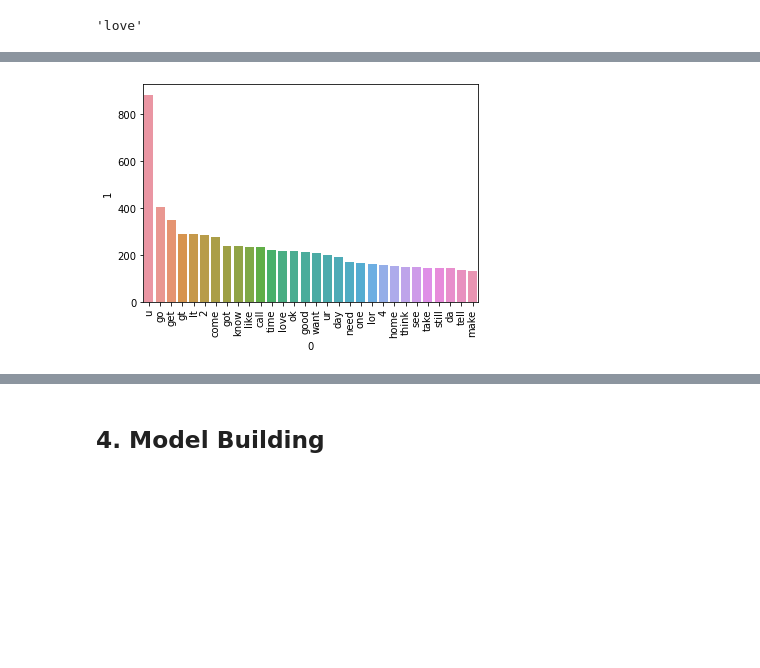
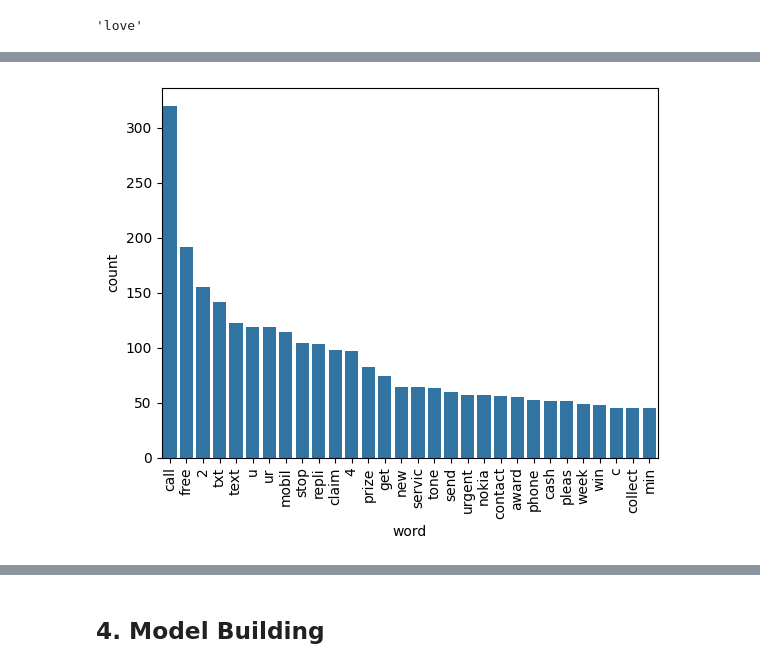
Before and after one commit to srijan008/SMS-MAIL-CLASSIFIER, a Jupyter notebook: sms-spam-detection.ipynb, the cells around one changed output, grey strips where cells are left out. Cells and saved outputs as stored; diff of their text form; code cells hidden in the pictures; blank space fills up the shorter version.

```diff
--- a/sms-spam-detection.ipynb
+++ b/sms-spam-detection.ipynb
@@ -363,10 +374,14 @@ len(ham_corpus)
 # %%
 from collections import Counter
-sns.barplot(pd.DataFrame(Counter(ham_corpus).most_common(30))[0],pd.DataFrame(Counter(ham_corpus).most_common(30))[1])
-plt.xticks(rotation='vertical')
+word_counts = Counter(spam_corpus).most_common(30)
+word_counts_df = pd.DataFrame(word_counts, columns=["word", "count"])
+
+# Use sns.barplot with keyword arguments
+sns.barplot(x="word", y="count", data=word_counts_df)
+plt.xticks(rotation='vertical')  # Rotate x-axis labels for better readability
 plt.show()
 # %% [output]
-[figure, old version]
+[figure, new version]
 # %%
 # Text Vectorization
 # using Bag of Words
```
Also changed, not shown: parts of 34 cells of this notebook, 9 other files.
